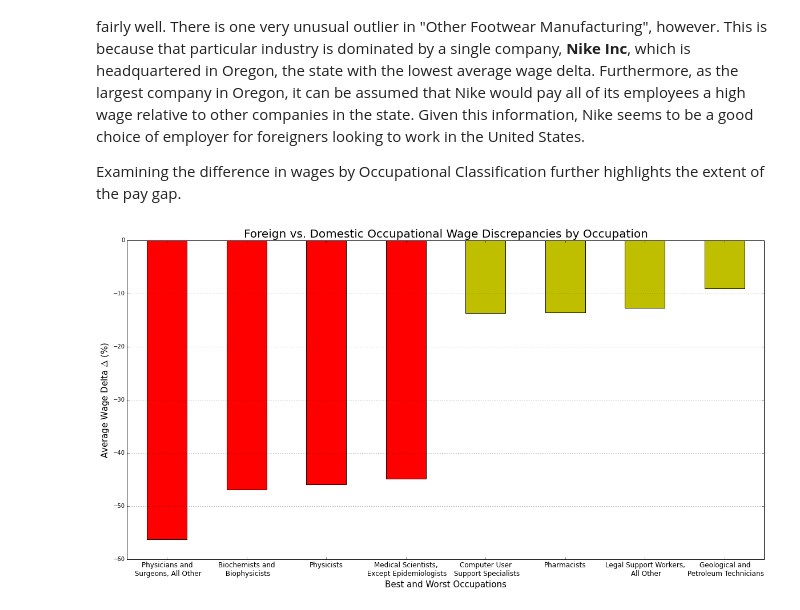
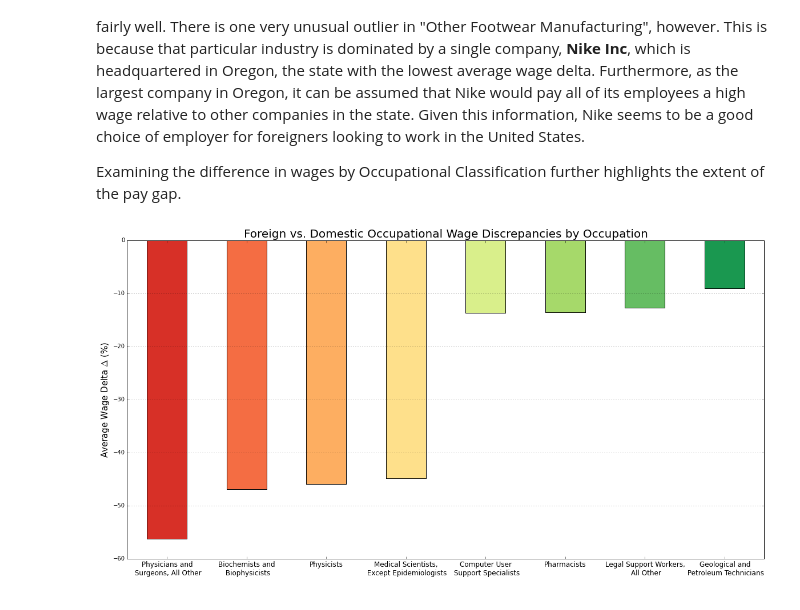
Before and after one commit to smehraein/LCA_Analysis, a Jupyter notebook: Labor Condition Applications Analysis.ipynb, the cells around one changed output. Saved outputs shown, nothing was run; the diff lists cells and outputs as text; code cells hidden in the pictures.

```diff
--- a/Labor Condition Applications Analysis.ipynb
+++ b/Labor Condition Applications Analysis.ipynb
@@ -180,33 +229,33 @@ Examining the difference in wages by Occupational Classification further highlig
 # %%
 # Only occupations with at least 100 applicants will be examined in this graph.
 
 delta_grouped_by_job = certified_delta_df.groupby(["LCA_CASE_SOC_NAME"])
 valid_jobs = delta_grouped_by_job.size()[delta_grouped_by_job.size() > 100].keys()
 
 valid_job_df = certified_delta_df[certified_delta_df["LCA_CASE_SOC_NAME"].isin(valid_jobs)]
 delta_grouped_by_job = valid_job_df.groupby(["LCA_CASE_SOC_NAME"])
 job_deltas = delta_grouped_by_job["STATE_DELTA"].mean().order("STATE_DELTA").dropna()
 
 job_values = job_deltas.head(4).values.tolist() + job_deltas.tail(4).values.tolist()
 job_names = ["Physicians and \n Surgeons, All Other", "Biochemists and \n Biophysicists", "Physicists",
             "Medical Scientists, \n Except Epidemiologists", "Computer User \n Support Specialists",
             "Pharmacists", "Legal Support Workers, \n All Other", "Geological and \n Petroleum Technicians"]
-colors = ["r", "r", "r", "r", "y", "y", "y", "y"]
+
+colors = ["#d73027", "#f46d43", "#fdae61", "#fee08b", "#d9ef8b", "#a6d96a", "#66bd63", "#1a9850"]
 
 lefts = range(1,len(job_names)+1)
 bar_widths = 0.5
 
 plt.figure(figsize=(20,10))
 
 plt.bar(lefts, [100*x for x in job_values], width=bar_widths, color = colors)
 plt.grid(True, axis="y")
 plt.title("Foreign vs. Domestic Occupational Wage Discrepancies by Occupation", fontsize=20)
 plt.xticks([0.25+x for x in lefts], job_names, fontsize=12)
-plt.xlabel("Best and Worst Occupations", fontsize=15)
 plt.xlim(0.75, 8.75)
 plt.ylabel("Average Wage Delta $\Delta$ (%)", fontsize=15)
 
 plt.show()
 # %% [output]
-[figure, old version]
+[figure, new version]
 # %% [markdown]
```
Also changed, not shown: parts of 21 cells of this notebook, 2 other files.
